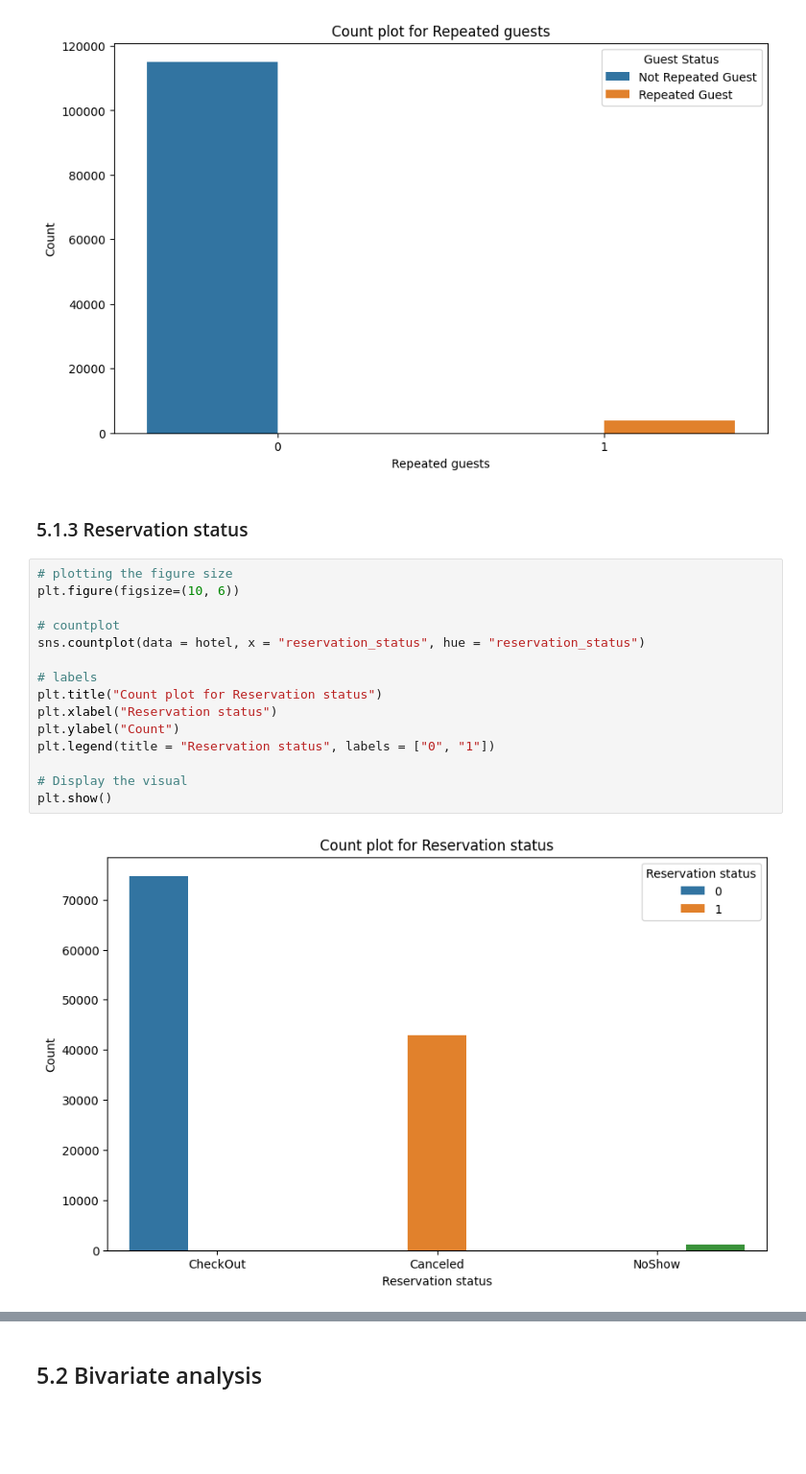
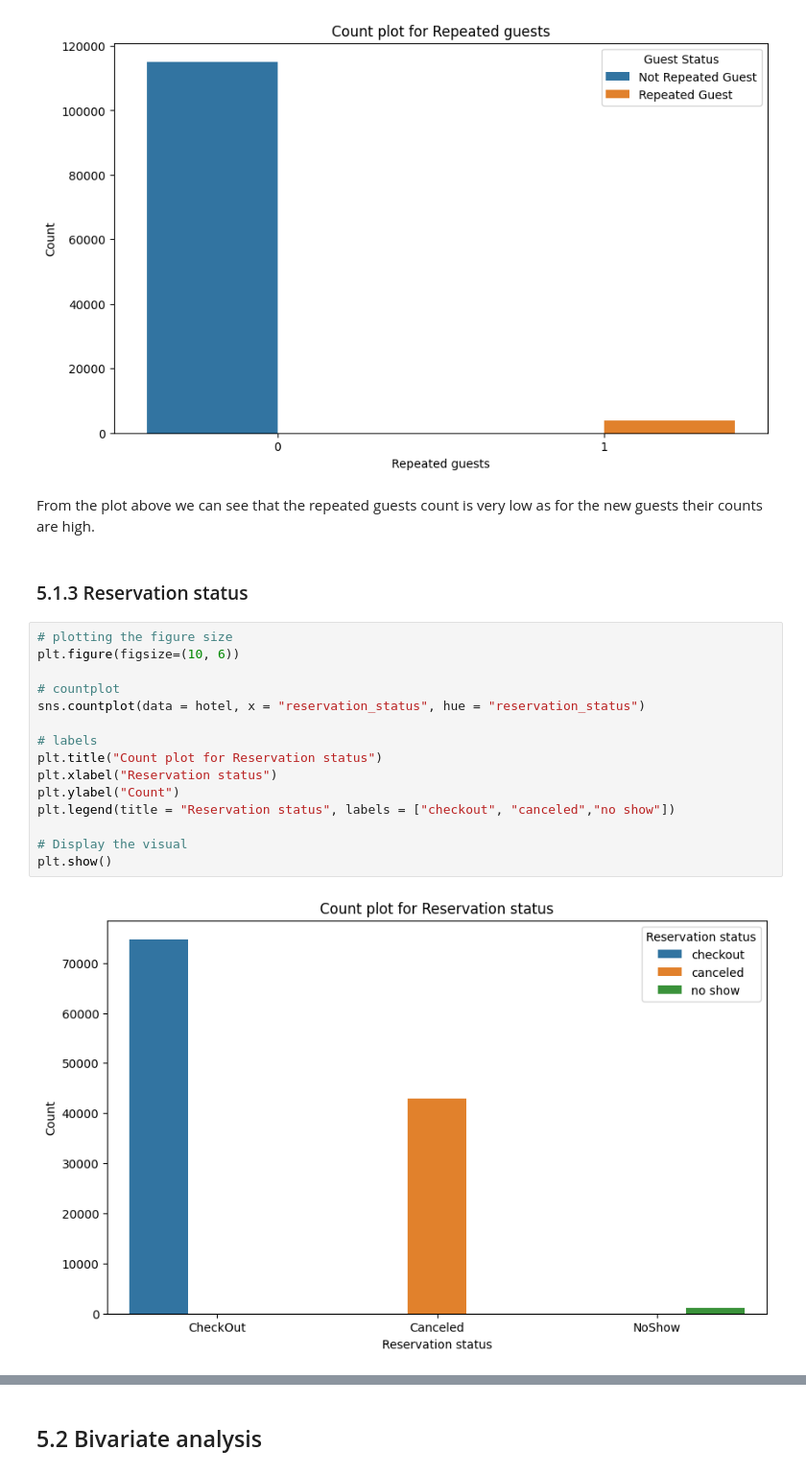
Before and after one commit to MuchiriKinyua/Hotel-booking-and-cancellation-system, a Jupyter notebook: Student.ipynb, the cells around one changed output, grey strips where cells are left out. Shown: that part at 96% size. Saved outputs shown, nothing was run; the diff lists cells and outputs as text; blank space fills up the shorter version.

```diff
--- a/Student.ipynb
+++ b/Student.ipynb
@@ -565,22 +565,24 @@ plt.legend(title = "Guest Status", labels = ["Not Repeated Guest", "Repeated Gue
 plt.show()
 # %% [output]
 [figure]
+# %% [markdown]
+From the plot above we can see that the repeated guests count is very low as for the new guests their counts are high.
 # %% [markdown]
 ### 5.1.3 Reservation status
 # %%
 # plotting the figure size
 plt.figure(figsize=(10, 6))
 
 # countplot
 sns.countplot(data = hotel, x = "reservation_status", hue = "reservation_status")
 
 # labels
 plt.title("Count plot for Reservation status")
 plt.xlabel("Reservation status")
 plt.ylabel("Count")
-plt.legend(title = "Reservation status", labels = ["0", "1"])
+plt.legend(title = "Reservation status", labels = ["checkout", "canceled","no show"])
 
 # Display the visual
 plt.show()
 # %% [output]
-[figure, old version]
+[figure, new version]
```
Also changed, not shown: parts of 16 cells of this notebook.
